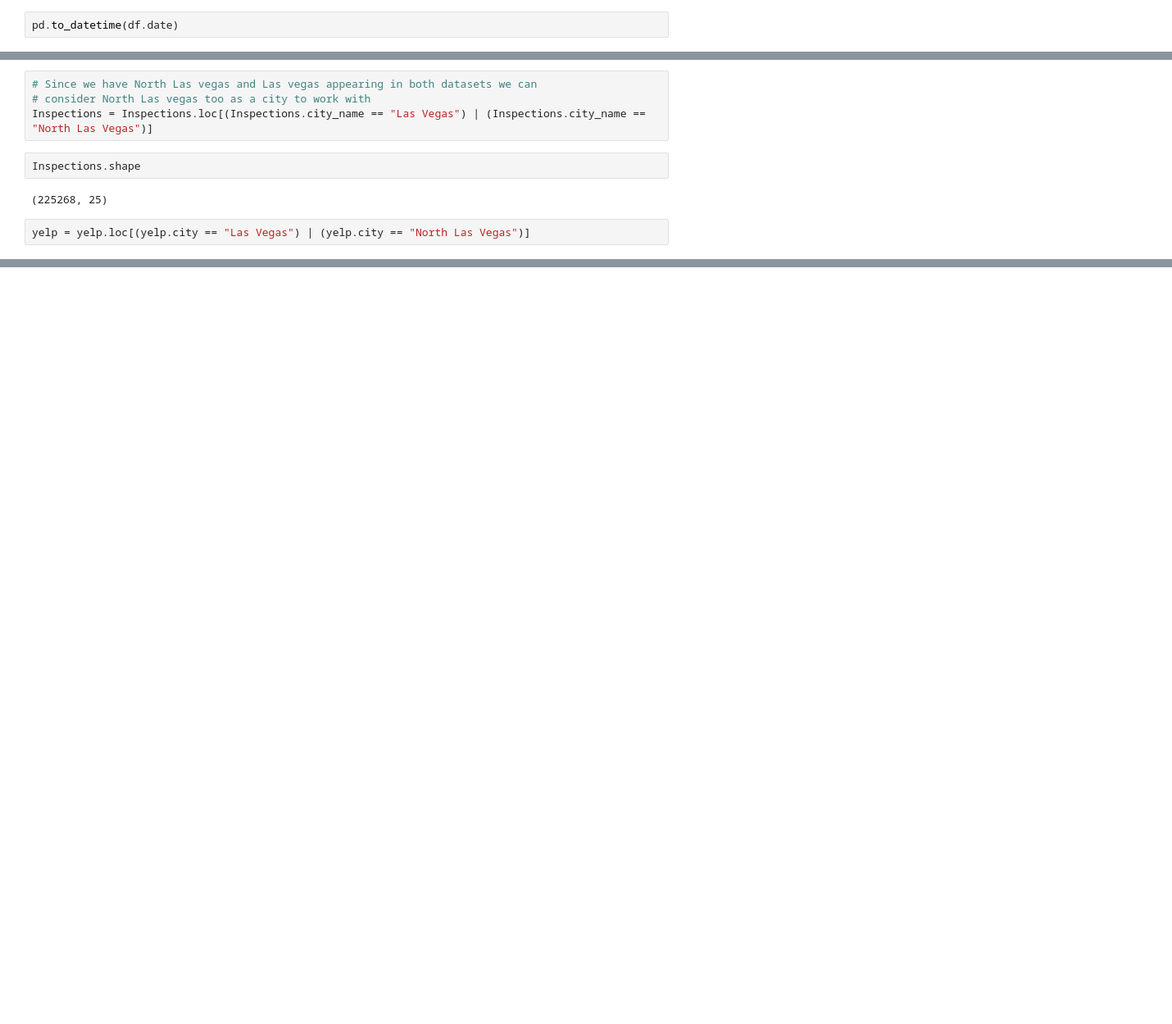
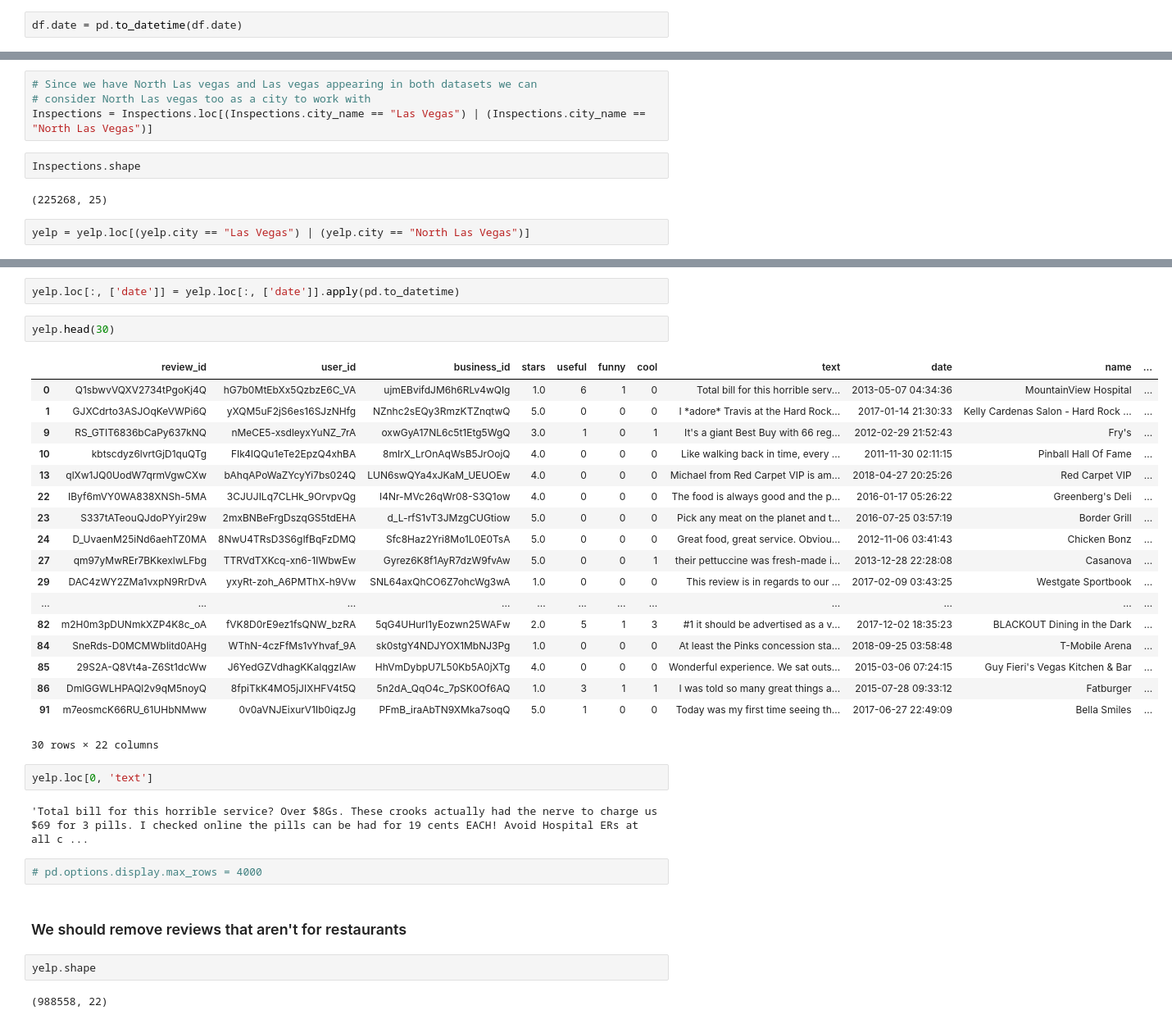
Before and after one commit to RishabPanyam96/Las_Vegas_Food_Inspection, a Jupyter notebook: code/Yelp project Datasets.ipynb, the cells around one changed output, grey strips where cells are left out. Shown at 82% size. Saved outputs shown, nothing was run; the diff lists cells and outputs as text; blank space fills up the shorter version.

```diff
--- a/code/Yelp project Datasets.ipynb
+++ b/code/Yelp project Datasets.ipynb
@@ -118,4 +39,4 @@ df.head()
 | 3 | yi0R0Ugj_xUx_Nek0-_Qig | dacAIZ6fTM6mqwW5uxkskg | ikCg8xy5JIg_NGPx-MSIDA | 5.0 | 0 | 0 | 0 | Went in for a lunch. Steak sandwi... | 2018-01-09 20:56:38 |
 | 4 | 11a8sVPMUFtaC7_ABRkmtw | ssoyf2_x0EQMed6fgHeMyQ | b1b1eb3uo-w561D0ZfCEiQ | 1.0 | 7 | 0 | 0 | Today was my second out of three ... | 2018-01-30 23:07:38 |
 # %%
-pd.to_datetime(df.date)
+df.date = pd.to_datetime(df.date)
@@ -407,0 +329,35 @@ yelp.shape
+# %%
+yelp.loc[:, ['date']] = yelp.loc[:, ['date']].apply(pd.to_datetime)
+# %%
+yelp.head(30)
+# %% [output]
+|  | review_id | user_id | business_id | stars | useful | funny | cool | text | date | name | ... |
+| 0 | Q1sbwvVQXV2734tPgoKj4Q | hG7b0MtEbXx5QzbzE6C_VA | ujmEBvifdJM6h6RLv4wQIg | 1.0 | 6 | 1 | 0 | Total bill for this horrible serv... | 2013-05-07 04:34:36 | MountainView Hospital | ... |
+| 1 | GJXCdrto3ASJOqKeVWPi6Q | yXQM5uF2jS6es16SJzNHfg | NZnhc2sEQy3RmzKTZnqtwQ | 5.0 | 0 | 0 | 0 | I *adore* Travis at the Hard Rock... | 2017-01-14 21:30:33 | Kelly Cardenas Salon - Hard Rock ... | ... |
+| 9 | RS_GTIT6836bCaPy637kNQ | nMeCE5-xsdleyxYuNZ_7rA | oxwGyA17NL6c5t1Etg5WgQ | 3.0 | 1 | 0 | 1 | It's a giant Best Buy with 66 reg... | 2012-02-29 21:52:43 | Fry's | ... |
+| 10 | kbtscdyz6lvrtGjD1quQTg | FIk4lQQu1eTe2EpzQ4xhBA | 8mIrX_LrOnAqWsB5JrOojQ | 4.0 | 0 | 0 | 0 | Like walking back in time, every ... | 2011-11-30 02:11:15 | Pinball Hall Of Fame | ... |
+| 13 | qlXw1JQ0UodW7qrmVgwCXw | bAhqAPoWaZYcyYi7bs024Q | LUN6swQYa4xJKaM_UEUOEw | 4.0 | 0 | 0 | 0 | Michael from Red Carpet VIP is am... | 2018-04-27 20:25:26 | Red Carpet VIP | ... |
+| 22 | IByf6mVY0WA838XNSh-5MA | 3CJUJILq7CLHk_9OrvpvQg | I4Nr-MVc26qWr08-S3Q1ow | 4.0 | 0 | 0 | 0 | The food is always good and the p... | 2016-01-17 05:26:22 | Greenberg's Deli | ... |
+| 23 | S337tATeouQJdoPYyir29w | 2mxBNBeFrgDszqGS5tdEHA | d_L-rfS1vT3JMzgCUGtiow | 5.0 | 0 | 0 | 0 | Pick any meat on the planet and t... | 2016-07-25 03:57:19 | Border Grill | ... |
+| 24 | D_UvaenM25iNd6aehTZ0MA | 8NwU4TRsD3S6gIfBqFzDMQ | Sfc8Haz2Yri8Mo1L0E0TsA | 5.0 | 0 | 0 | 0 | Great food, great service. Obviou... | 2012-11-06 03:41:43 | Chicken Bonz | ... |
+| 27 | qm97yMwREr7BKkexlwLFbg | TTRVdTXKcq-xn6-1IWbwEw | Gyrez6K8f1AyR7dzW9fvAw | 5.0 | 0 | 0 | 1 | their pettuccine was fresh-made i... | 2013-12-28 22:28:08 | Casanova | ... |
+| 29 | DAC4zWY2ZMa1vxpN9RrDvA | yxyRt-zoh_A6PMThX-h9Vw | SNL64axQhCO6Z7ohcWg3wA | 1.0 | 0 | 0 | 0 | This review is in regards to our ... | 2017-02-09 03:43:25 | Westgate Sportbook | ... |
+| ... | ... | ... | ... | ... | ... | ... | ... | ... | ... | ... | ... |
+| 82 | m2H0m3pDUNmkXZP4K8c_oA | fVK8D0rE9ez1fsQNW_bzRA | 5qG4UHurI1yEozwn25WAFw | 2.0 | 5 | 1 | 3 | #1 it should be advertised as a v... | 2017-12-02 18:35:23 | BLACKOUT Dining in the Dark | ... |
+| 84 | SneRds-D0MCMWbIitd0AHg | WThN-4czFfMs1vYhvaf_9A | sk0stgY4NDJYOX1MbNJ3Pg | 1.0 | 0 | 0 | 0 | At least the Pinks concession sta... | 2018-09-25 03:58:48 | T-Mobile Arena | ... |
+| 85 | 29S2A-Q8Vt4a-Z6St1dcWw | J6YedGZVdhagKKaIqgzIAw | HhVmDybpU7L50Kb5A0jXTg | 4.0 | 0 | 0 | 0 | Wonderful experience. We sat outs... | 2015-03-06 07:24:15 | Guy Fieri's Vegas Kitchen & Bar | ... |
+| 86 | DmlGGWLHPAQl2v9qM5noyQ | 8fpiTkK4MO5jJIXHFV4t5Q | 5n2dA_QqO4c_7pSK0Of6AQ | 1.0 | 3 | 1 | 1 | I was told so many great things a... | 2015-07-28 09:33:12 | Fatburger | ... |
+| 91 | m7eosmcK66RU_61UHbNMww | 0v0aVNJEixurV1Ib0iqzJg | PFmB_iraAbTN9XMka7soqQ | 5.0 | 1 | 0 | 0 | Today was my first time seeing th... | 2017-06-27 22:49:09 | Bella Smiles | ... |
+30 rows × 22 columns
+# %%
+yelp.loc[0, 'text']
+# %% [output]
+'Total bill for this horrible service? Over $8Gs. These crooks actually had the nerve to charge us $69 for 3 pills. I checked online the pills can be had for 19 cents EACH! Avoid Hospital ERs at all c ...
+# %%
+# pd.options.display.max_rows = 4000
+# %% [markdown]
+### We should remove reviews that aren't for restaurants
+# %%
+yelp.shape
+# %% [output]
+(988558, 22)
```
Also changed, not shown: parts of 37 cells of this notebook.
